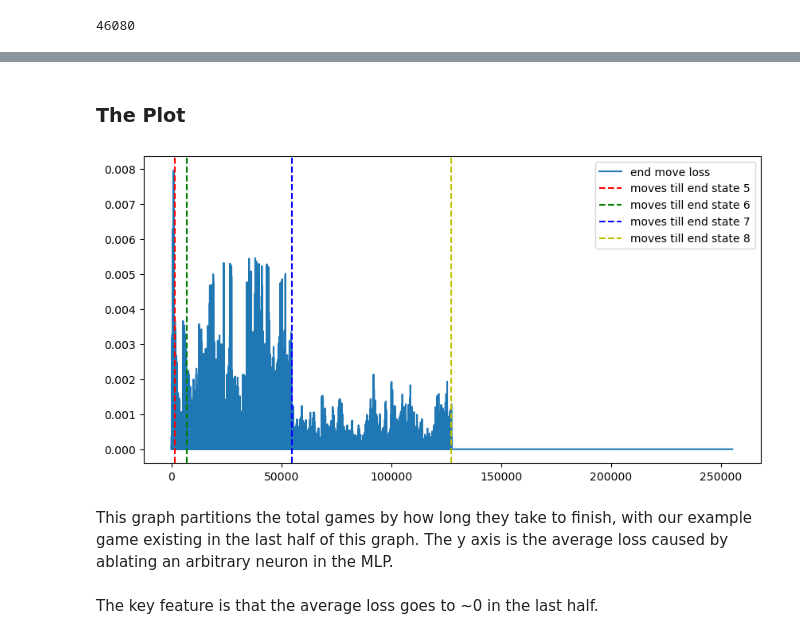
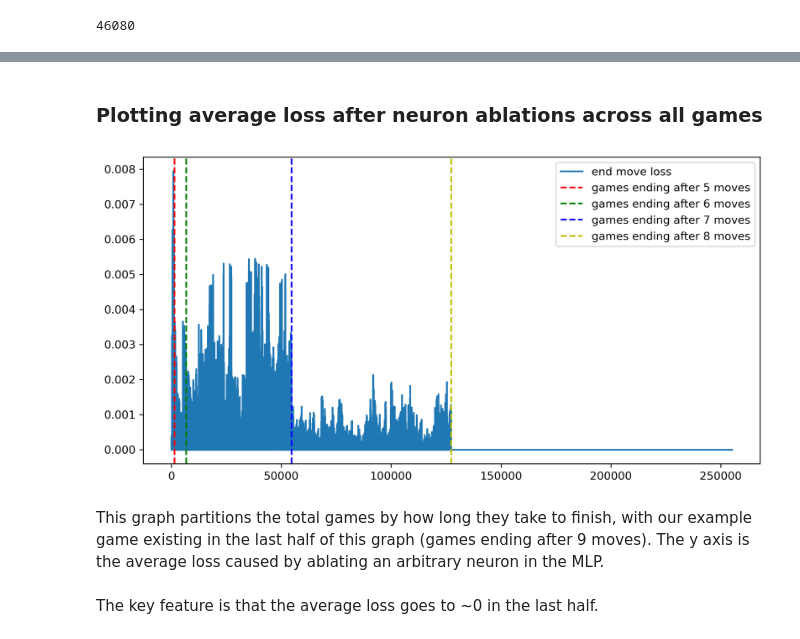
Before and after one commit to obayyub/Alphatoe, a Jupyter notebook: notebooks/230807_showcase.ipynb, the cells around one changed output, grey strips where cells are left out. Drawn from its saved outputs; the diff is of its cells as text; code cells hidden in the pictures.

```diff
--- a/notebooks/230807_showcase.ipynb
+++ b/notebooks/230807_showcase.ipynb
@@ -271,31 +266,31 @@ IndexError: index 0 is out of bounds for axis 0 with size 0
-# %% [markdown]
-### The Plot
+# %% [markdown]
+### Plotting average loss after neuron ablations across all games
 # %%
 # plot losses_df 'moves played' vs 'end move loss'
 plt.figure(figsize=(10, 5))
 # fig dpi
 plt.rcParams["figure.dpi"] = 300
 plt.plot(losses_df["end move loss"], label="end move loss")
 # plot vertical line at game_position_5
 plt.axvline(
-    x=game_position_5, color="r", linestyle="--", label="moves till end state 5"
+    x=game_position_5, color="r", linestyle="--", label="games ending after 5 moves"
 )
 plt.axvline(
-    x=game_position_6, color="g", linestyle="--", label="moves till end state 6"
+    x=game_position_6, color="g", linestyle="--", label="games ending after 6 moves"
 )
 plt.axvline(
-    x=game_position_7, color="b", linestyle="--", label="moves till end state 7"
+    x=game_position_7, color="b", linestyle="--", label="games ending after 7 moves"
 )
 plt.axvline(
-    x=game_position_8, color="y", linestyle="--", label="moves till end state 8"
+    x=game_position_8, color="y", linestyle="--", label="games ending after 8 moves"
 )
 # legend
 plt.legend(loc="upper right")
 plt.show()
 # %% [output]
-[figure, old version]
+[figure, new version]
 # %% [markdown]
-This graph partitions the total games by how long they take to finish, with our example game existing in the last half of this graph. The y axis is the average loss caused by ablating an arbitrary neuron in the MLP.
+This graph partitions the total games by how long they take to finish, with our example game existing in the last half of this graph (games ending after 9 moves). The y axis is the average loss caused by ablating an arbitrary neuron in the MLP.
 # %% [markdown]
 The key feature is that the average loss goes to ~0 in the last half.
 # %% [markdown]
```
Also changed, not shown: parts of 41 cells of this notebook, 1 other file.
